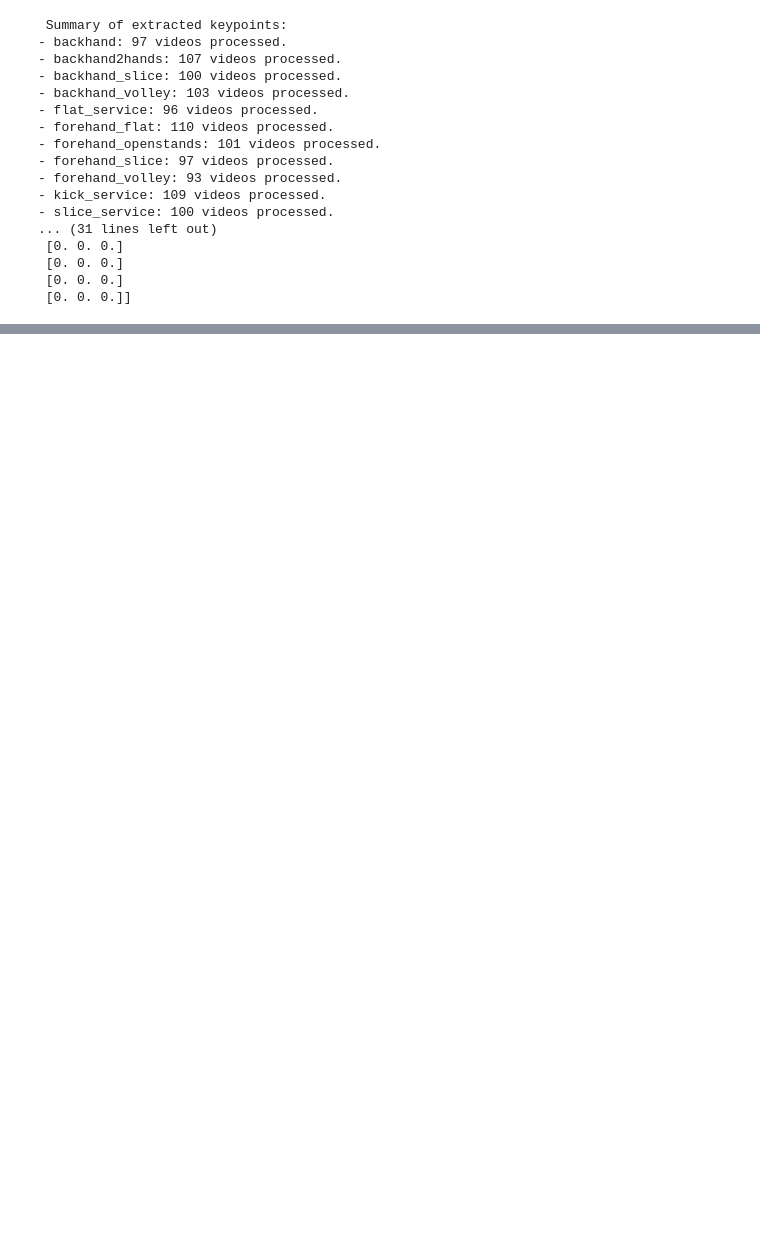
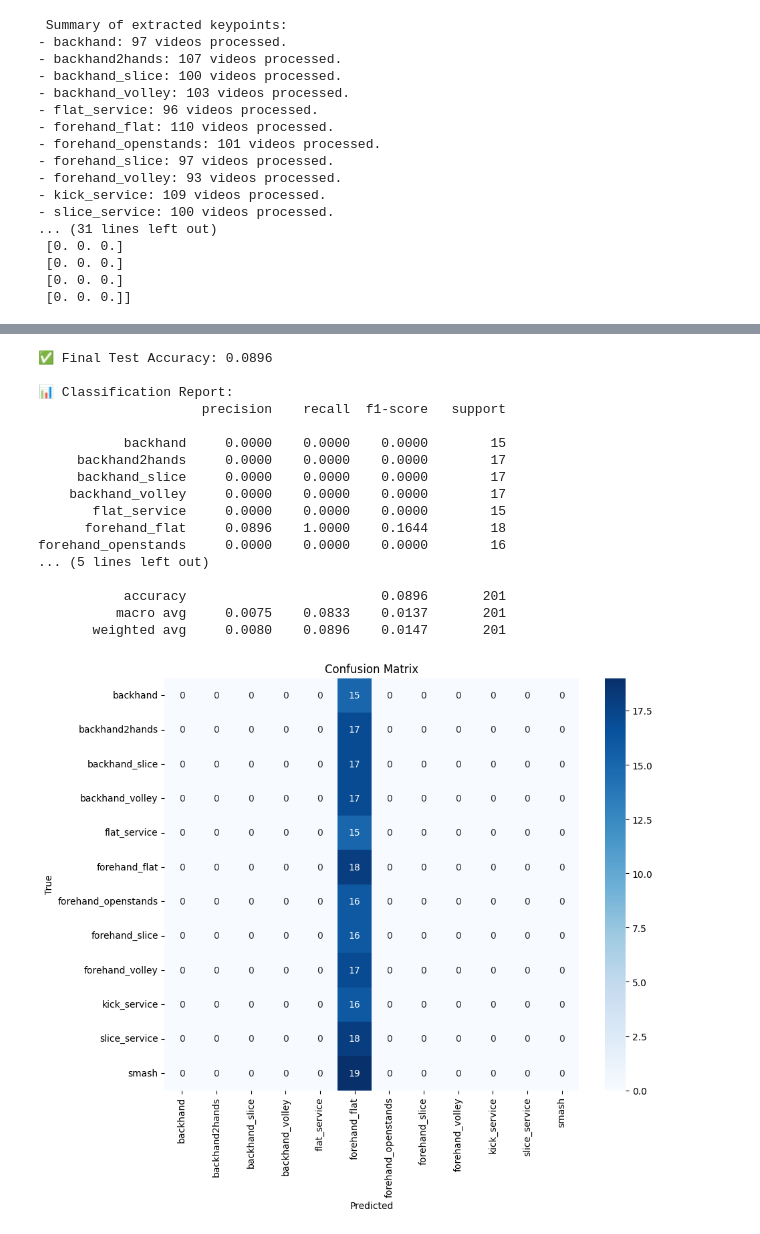
Before and after one commit to LeoDinga/DL_Project, a Jupyter notebook: Project_DL_3.ipynb, the cells around one changed output, grey strips where cells are left out. Cells and saved outputs as stored; diff of their text form; code cells hidden in the pictures; blank space fills up the shorter version.

```diff
--- a/Project_DL_3.ipynb
+++ b/Project_DL_3.ipynb
@@ -427,0 +406,3 @@ except Exception as e:
+# %%
+model.load_state_dict(torch.load("stgcn_model.pth"))
+model.to(device)
@@ -427,0 +420,61 @@ except Exception as e:
+# %%
+from sklearn.metrics import classification_report, confusion_matrix
+import numpy as np
+import seaborn as sns
+import matplotlib.pyplot as plt
+
+def test_model(model, test_loader, label_map):
+    model.eval()
+    test_preds, test_labels = [], []
+
+    with torch.no_grad():
+        for X, y in test_loader:
+            X, y = X.to(device), y.to(device)
+            outputs = model(X)
+            preds = outputs.argmax(dim=1)
+            test_preds.extend(preds.cpu().numpy())
+            test_labels.extend(y.cpu().numpy())
+
+    acc = accuracy_score(test_labels, test_preds)
+    print(f"\n✅ Final Test Accuracy: {acc:.4f}")
+
+    # Reverse label_map to get class names
+    idx_to_class = {v: k for k, v in label_map.items()}
+
+    # Convert indices to class names
+    pred_classes = [idx_to_class[p] for p in test_preds]
+    true_classes = [idx_to_class[t] for t in test_labels]
+
+    # Print classification report
+    print("\n📊 Classification Report:")
+    print(classification_report(true_classes, pred_classes, digits=4))
+
+    # Confusion matrix
+    cm = confusion_matrix(true_classes, pred_classes, labels=list(label_map.keys()))
+    plt.figure(figsize=(10, 8))
+    sns.heatmap(cm, annot=True, fmt='d', xticklabels=label_map.keys(), yticklabels=label_map.keys(), cmap="Blues")
+    plt.xlabel('Predicted')
+    plt.ylabel('True')
+    plt.title('Confusion Matrix')
+    plt.show()
+# %%
+test_model(model, test_loader, label_map)
+# %% [output]
+✅ Final Test Accuracy: 0.0896
+
+📊 Classification Report:
+                     precision    recall  f1-score   support
+
+           backhand     0.0000    0.0000    0.0000        15
+     backhand2hands     0.0000    0.0000    0.0000        17
+     backhand_slice     0.0000    0.0000    0.0000        17
+    backhand_volley     0.0000    0.0000    0.0000        17
+       flat_service     0.0000    0.0000    0.0000        15
+      forehand_flat     0.0896    1.0000    0.1644        18
+forehand_openstands     0.0000    0.0000    0.0000        16
+... (5 lines left out)
+
+           accuracy                         0.0896       201
+          macro avg     0.0075    0.0833    0.0137       201
+       weighted avg     0.0080    0.0896    0.0147       201
+[figure, added]
```
Also changed, not shown: parts of 20 cells of this notebook.
